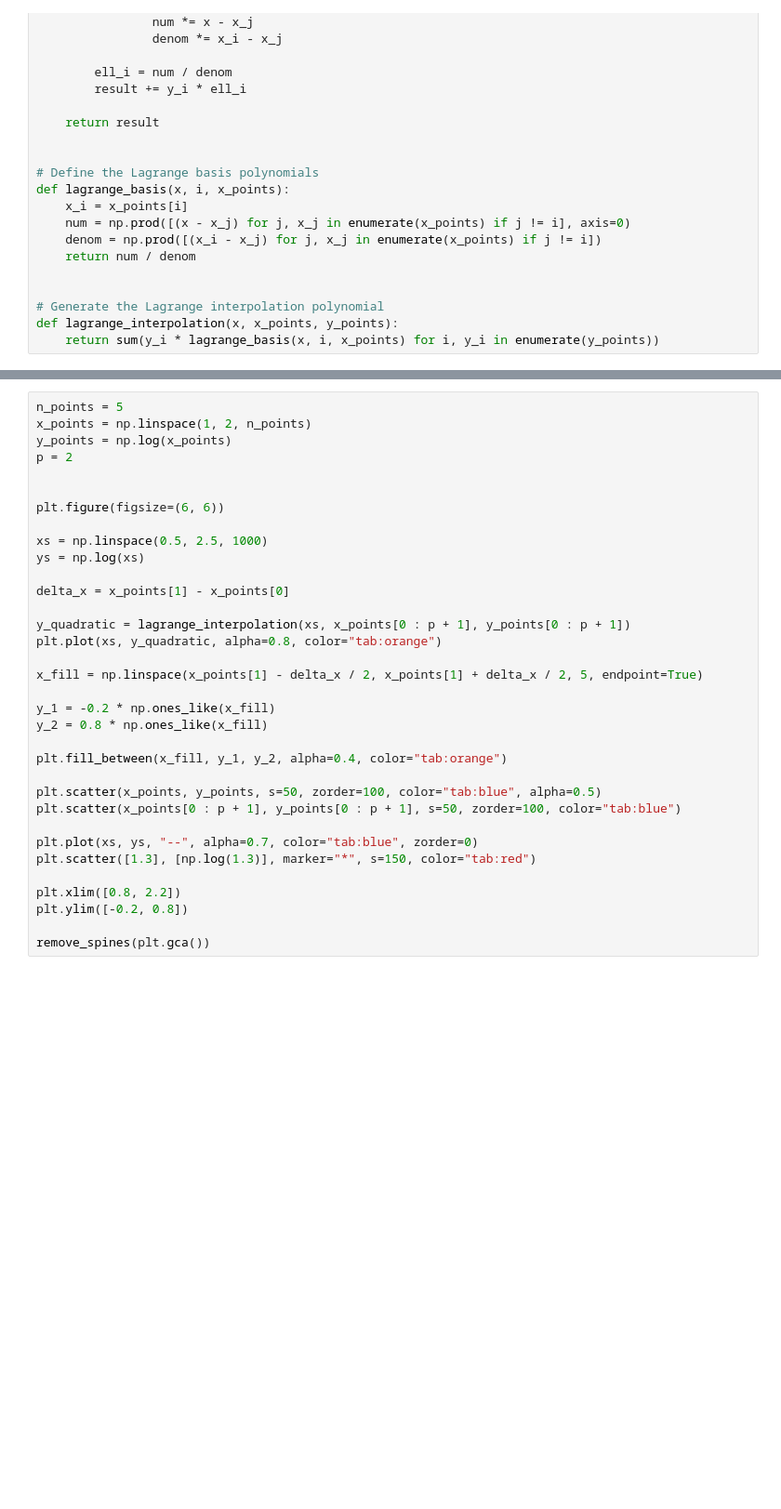
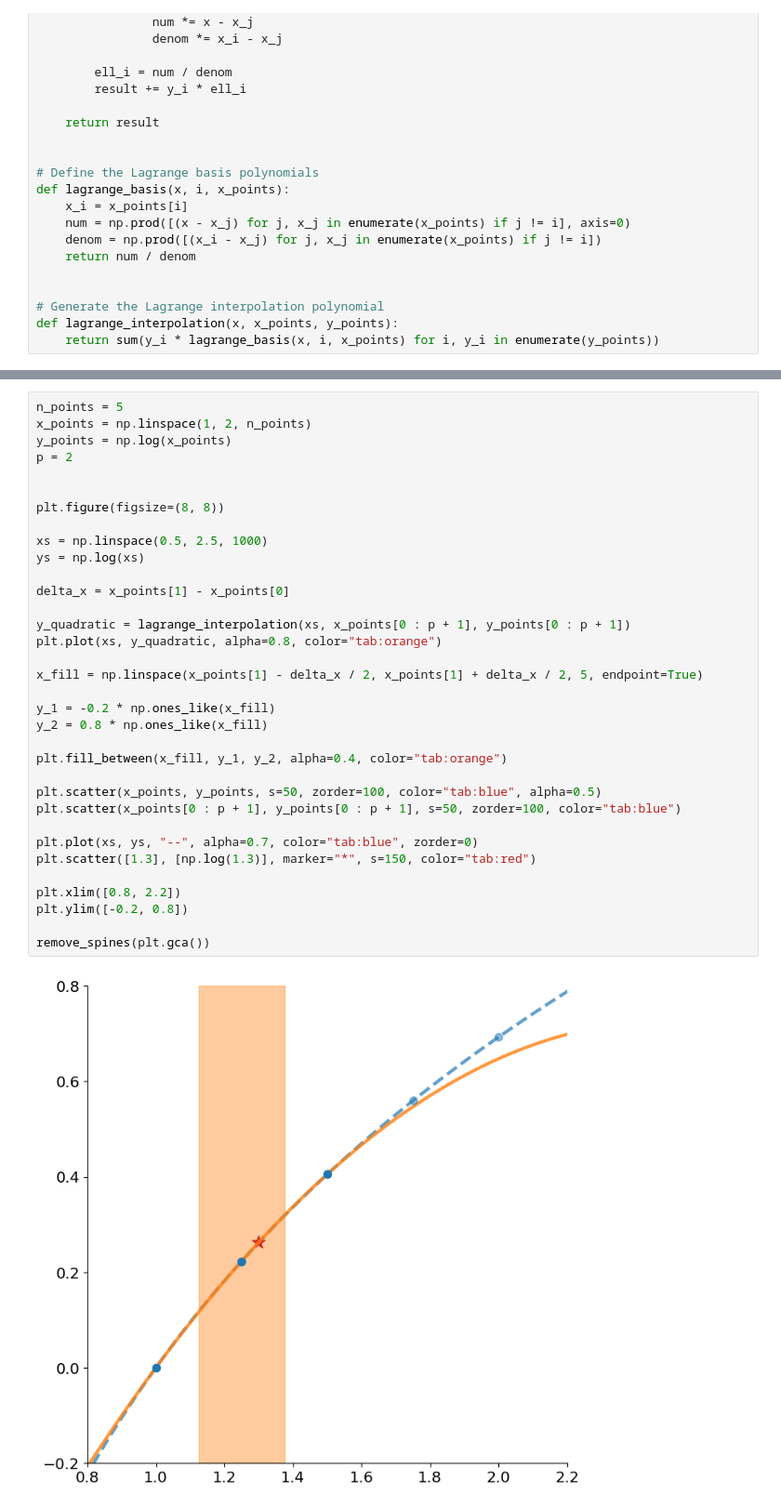
Before and after one commit to chaaland/chaaland.github.io, a Jupyter notebook: assets/lagrange-interpolation/lagrange.ipynb, the cells around one changed output, grey strips where cells are left out. Shown: that part at 93% size. Saved outputs shown, nothing was run; the diff lists cells and outputs as text; blank space fills up the shorter version.

```diff
--- a/assets/lagrange-interpolation/lagrange.ipynb
+++ b/assets/lagrange-interpolation/lagrange.ipynb
@@ -209,34 +242,36 @@ x_points = np.linspace(1, 2, n_points)
 y_points = np.log(x_points)
 p = 2
 
 
-plt.figure(figsize=(6, 6))
+plt.figure(figsize=(8, 8))
 
 xs = np.linspace(0.5, 2.5, 1000)
 ys = np.log(xs)
 
 delta_x = x_points[1] - x_points[0]
 
 y_quadratic = lagrange_interpolation(xs, x_points[0 : p + 1], y_points[0 : p + 1])
 plt.plot(xs, y_quadratic, alpha=0.8, color="tab:orange")
 
 x_fill = np.linspace(x_points[1] - delta_x / 2, x_points[1] + delta_x / 2, 5, endpoint=True)
 
 y_1 = -0.2 * np.ones_like(x_fill)
 y_2 = 0.8 * np.ones_like(x_fill)
 
 plt.fill_between(x_fill, y_1, y_2, alpha=0.4, color="tab:orange")
 
 plt.scatter(x_points, y_points, s=50, zorder=100, color="tab:blue", alpha=0.5)
 plt.scatter(x_points[0 : p + 1], y_points[0 : p + 1], s=50, zorder=100, color="tab:blue")
 
 plt.plot(xs, ys, "--", alpha=0.7, color="tab:blue", zorder=0)
 plt.scatter([1.3], [np.log(1.3)], marker="*", s=150, color="tab:red")
 
 plt.xlim([0.8, 2.2])
 plt.ylim([-0.2, 0.8])
 
 remove_spines(plt.gca())
+# %% [output]
+[figure, added]
 # %%
 n_points = 5
 x_points = np.linspace(1, 2, n_points)
```
Also changed, not shown: parts of 12 cells of this notebook.
